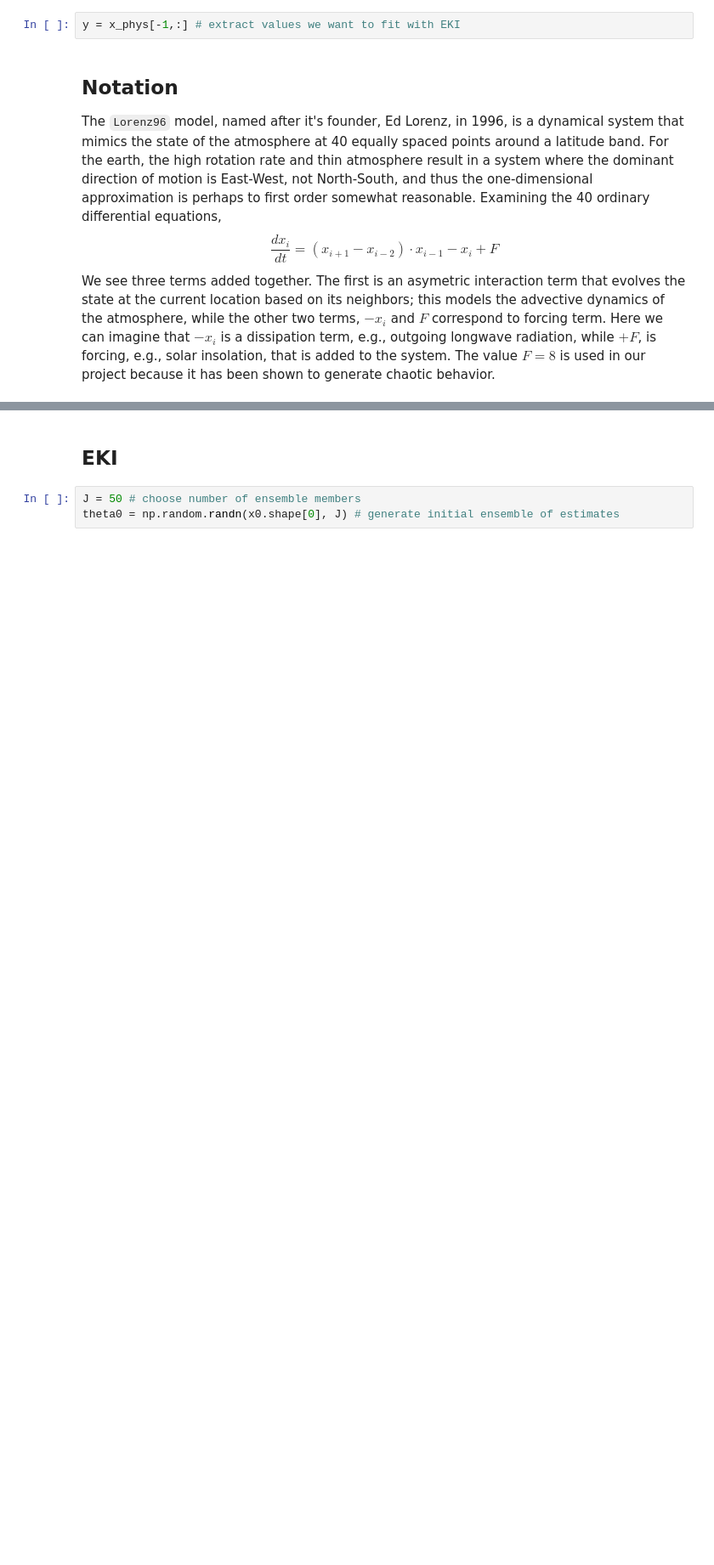
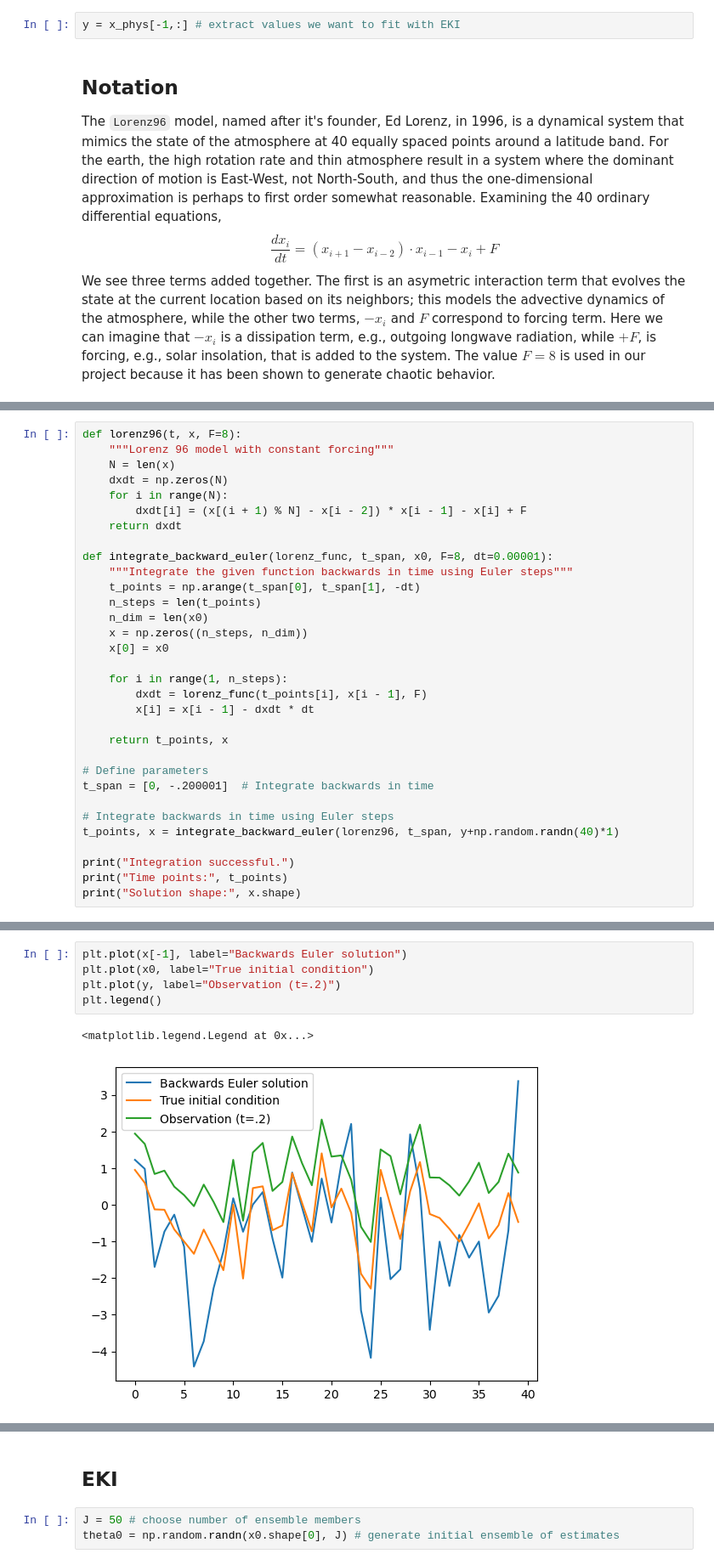
Before and after one commit to Julians42/ACM270, a Jupyter notebook: lorenz96/eki_lorenz96.ipynb, the cells around one changed output, grey strips where cells are left out. Shown at 85% size. Cells and saved outputs as stored; diff of their text form; blank space fills up the shorter version.

Commit message:
Adds motivation via euler method

```diff
--- a/lorenz96/eki_lorenz96.ipynb
+++ b/lorenz96/eki_lorenz96.ipynb
@@ -49,0 +53,32 @@ We see three terms added together. The first is an asymetric interaction term th
+# %%
+def lorenz96(t, x, F=8):
+    """Lorenz 96 model with constant forcing"""
+    N = len(x)
+    dxdt = np.zeros(N)
+    for i in range(N):
+        dxdt[i] = (x[(i + 1) % N] - x[i - 2]) * x[i - 1] - x[i] + F
+    return dxdt
+
+def integrate_backward_euler(lorenz_func, t_span, x0, F=8, dt=0.00001):
+    """Integrate the given function backwards in time using Euler steps"""
+    t_points = np.arange(t_span[0], t_span[1], -dt)
+    n_steps = len(t_points)
+    n_dim = len(x0)
+    x = np.zeros((n_steps, n_dim))
+    x[0] = x0
+
+    for i in range(1, n_steps):
+        dxdt = lorenz_func(t_points[i], x[i - 1], F)
+        x[i] = x[i - 1] - dxdt * dt
+
+    return t_points, x
+
+# Define parameters
+t_span = [0, -.200001]  # Integrate backwards in time
+
+# Integrate backwards in time using Euler steps
+t_points, x = integrate_backward_euler(lorenz96, t_span, y+np.random.randn(40)*1)
+
+print("Integration successful.")
+print("Time points:", t_points)
+print("Solution shape:", x.shape)
@@ -49,0 +90,8 @@ We see three terms added together. The first is an asymetric interaction term th
+# %%
+plt.plot(x[-1], label="Backwards Euler solution")
+plt.plot(x0, label="True initial condition")
+plt.plot(y, label="Observation (t=.2)")
+plt.legend()
+# %% [output]
+<matplotlib.legend.Legend at 0x...>
+[figure, added]
```
Also changed, not shown: parts of 3 cells of this notebook.
